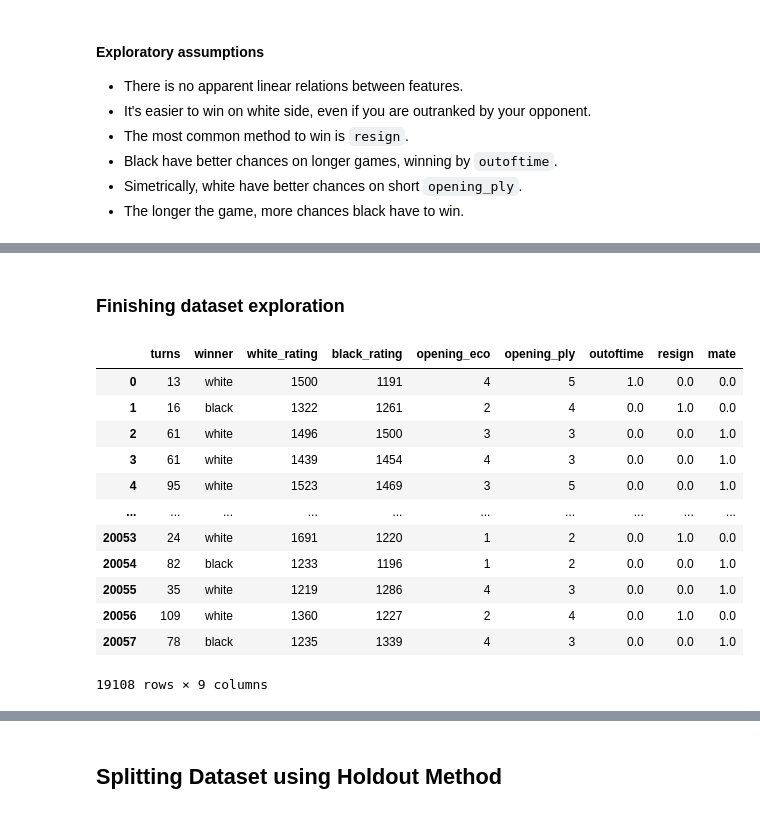
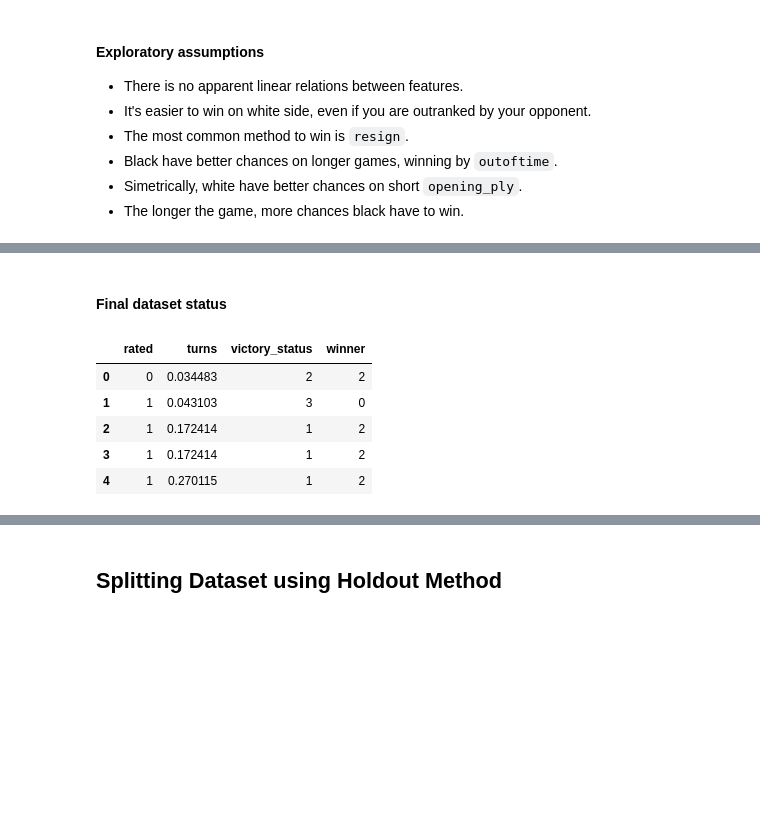
Before and after one commit to ceschini/lichess_win_prediction, a Jupyter notebook: ml_chess_predict.ipynb, the cells around one changed output, grey strips where cells are left out. Saved outputs shown, nothing was run; the diff lists cells and outputs as text; code cells hidden in the pictures; blank space fills up the shorter version.

```diff
--- a/ml_chess_predict.ipynb
+++ b/ml_chess_predict.ipynb
@@ -285,23 +216,17 @@ Name: black_wins, dtype: float64
+# %%
+def normalize(val):
+    val = (val-np.min(val))/(np.max(val)-np.min(val))
+    return val
+# %%
+chess['turns'] = normalize(chess['turns'])
 # %% [markdown]
-### Finishing dataset exploration
+#### Final dataset status
-# %%
-chess.drop(['white_wins', 'black_wins', 'draw'], axis=1, inplace=True)
-# %%
-draws = chess.loc[chess['winner'] == 'draw']
-chess.drop(draws.index, inplace=True)
 # %%
-chess
+chess.head()
 # %% [output]
-|  | turns | winner | white_rating | black_rating | opening_eco | opening_ply | outoftime | resign | mate |
-| 0 | 13 | white | 1500 | 1191 | 4 | 5 | 1.0 | 0.0 | 0.0 |
-| 1 | 16 | black | 1322 | 1261 | 2 | 4 | 0.0 | 1.0 | 0.0 |
-| 2 | 61 | white | 1496 | 1500 | 3 | 3 | 0.0 | 0.0 | 1.0 |
-| 3 | 61 | white | 1439 | 1454 | 4 | 3 | 0.0 | 0.0 | 1.0 |
-| 4 | 95 | white | 1523 | 1469 | 3 | 5 | 0.0 | 0.0 | 1.0 |
-| ... | ... | ... | ... | ... | ... | ... | ... | ... | ... |
-| 20053 | 24 | white | 1691 | 1220 | 1 | 2 | 0.0 | 1.0 | 0.0 |
-| 20054 | 82 | black | 1233 | 1196 | 1 | 2 | 0.0 | 0.0 | 1.0 |
-| 20055 | 35 | white | 1219 | 1286 | 4 | 3 | 0.0 | 0.0 | 1.0 |
-| 20056 | 109 | white | 1360 | 1227 | 2 | 4 | 0.0 | 1.0 | 0.0 |
-| 20057 | 78 | black | 1235 | 1339 | 4 | 3 | 0.0 | 0.0 | 1.0 |
+|  | rated | turns | victory_status | winner |
+| 0 | 0 | 0.034483 | 2 | 2 |
+| 1 | 1 | 0.043103 | 3 | 0 |
+| 2 | 1 | 0.172414 | 1 | 2 |
+| 3 | 1 | 0.172414 | 1 | 2 |
+| 4 | 1 | 0.270115 | 1 | 2 |
-19108 rows × 9 columns
```
Also changed, not shown: parts of 68 cells of this notebook.
